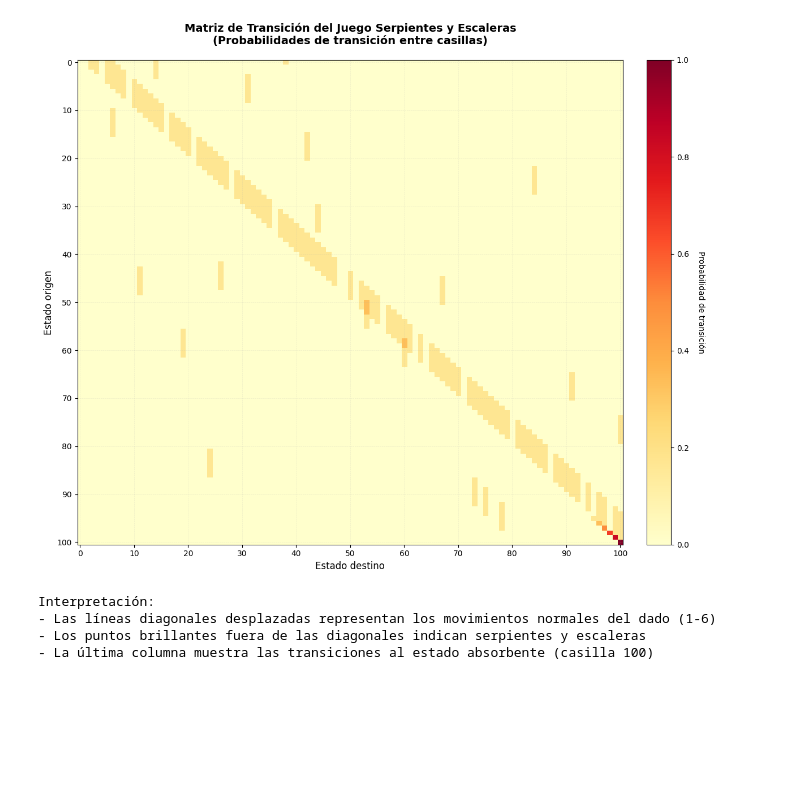
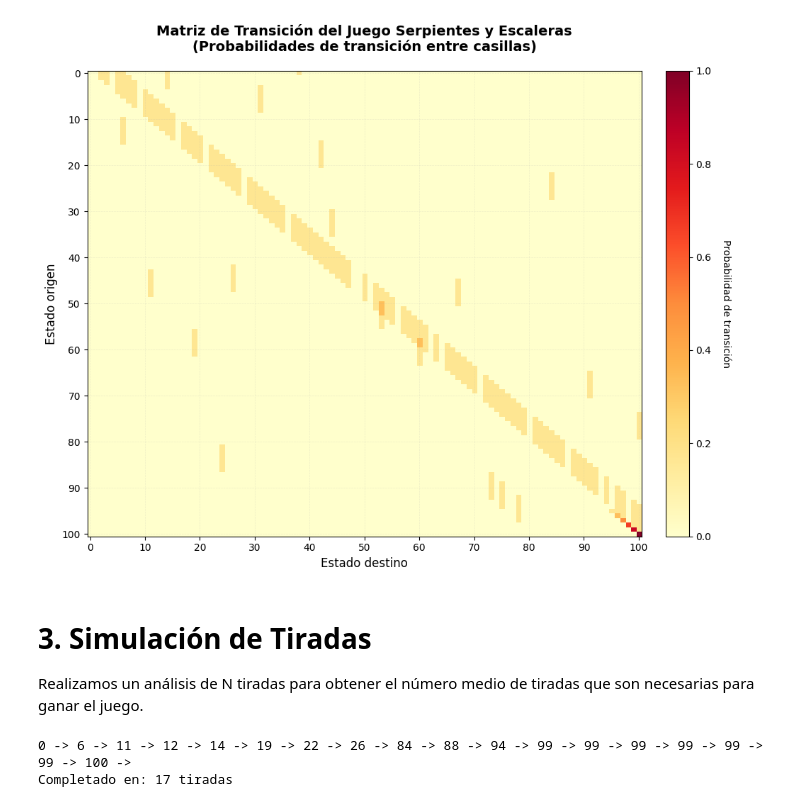
Before and after one commit to Pinedah/ESCOM_stochastic-processes, a Jupyter notebook: Parcial2/Ladders&Snakes.ipynb, the cells around one changed output. Drawn from its saved outputs; the diff is of its cells as text; code cells hidden in the pictures; blank space fills up the shorter version.

Commit message:
feat: serpientes y escaleras ok

```diff
--- a/Parcial2/Ladders&Snakes.ipynb
+++ b/Parcial2/Ladders&Snakes.ipynb
@@ -353,38 +138,58 @@ plt.show()
 # %%
 # Visualizar la matriz de transición completa como mapa de calor
-fig, ax = plt.subplots(figsize=(12, 10))
+fig, ax = plt.subplots(figsize=(10, 8))
 
 # Crear mapa de calor de la matriz de transición
 im = ax.imshow(P, cmap='YlOrRd', aspect='auto', interpolation='nearest')
 
 # Configurar ejes
 ax.set_xlabel('Estado destino', fontsize=12)
 ax.set_ylabel('Estado origen', fontsize=12)
 ax.set_title('Matriz de Transición del Juego Serpientes y Escaleras\n(Probabilidades de transición entre casillas)',
              fontsize=14, fontweight='bold', pad=20)
 
 # Agregar colorbar
 cbar = plt.colorbar(im, ax=ax, fraction=0.046, pad=0.04)
 cbar.set_label('Probabilidad de transición', rotation=270, labelpad=20)
 
 # Marcar cada 10 casillas para mejor legibilidad
 tick_positions = list(range(0, 101, 10))
 ax.set_xticks(tick_positions)
 ax.set_yticks(tick_positions)
 
 # Agregar líneas de cuadrícula sutiles
 ax.grid(True, which='major', alpha=0.2, linestyle='--', linewidth=0.5)
 
 plt.tight_layout()
 plt.show()
-
-print("\nInterpretación:")
-print("- Las líneas diagonales desplazadas representan los movimientos normales del dado (1-6)")
-print("- Los puntos brillantes fuera de las diagonales indican serpientes y escaleras")
-print("- La última columna muestra las transiciones al estado absorbente (casilla 100)")
 # %% [output]
-[figure, old version]
+[figure, new version]
-Interpretación:
-- Las líneas diagonales desplazadas representan los movimientos normales del dado (1-6)
-- Los puntos brillantes fuera de las diagonales indican serpientes y escaleras
-- La última columna muestra las transiciones al estado absorbente (casilla 100)
+# %% [markdown]
+# 3. Simulación de Tiradas
+
+Realizamos un análisis de N tiradas para obtener el número medio de tiradas que son necesarias para ganar el juego.
+# %%
+def jugar_juego_completo():
+    """
+    Simula un juego completo de Serpientes y Escaleras desde el inicio (casilla 0)
+    hasta alcanzar la victoria (casilla 100).
+
+    Returns:
+        Número de tiradas necesarias para ganar el juego
+    """
+    casilla_actual = 0
+    tiradas = 0
+
+    print(f"{casilla_actual} -> ", end="")
+    while casilla_actual != 100:
+        # Hacer una transición según la matriz de probabilidades
+        casilla_actual = np.random.choice(range(101), p=P[casilla_actual])
+        print(f"{casilla_actual} -> ", end="")
+        tiradas += 1
+    print()
+    return tiradas
+
+print(f"Completado en: {jugar_juego_completo()} tiradas")
+# %% [output]
+0 -> 6 -> 11 -> 12 -> 14 -> 19 -> 22 -> 26 -> 84 -> 88 -> 94 -> 99 -> 99 -> 99 -> 99 -> 99 -> 99 -> 100 ->
+Completado en: 17 tiradas
```
Also changed, not shown: parts of 17 cells of this notebook.
